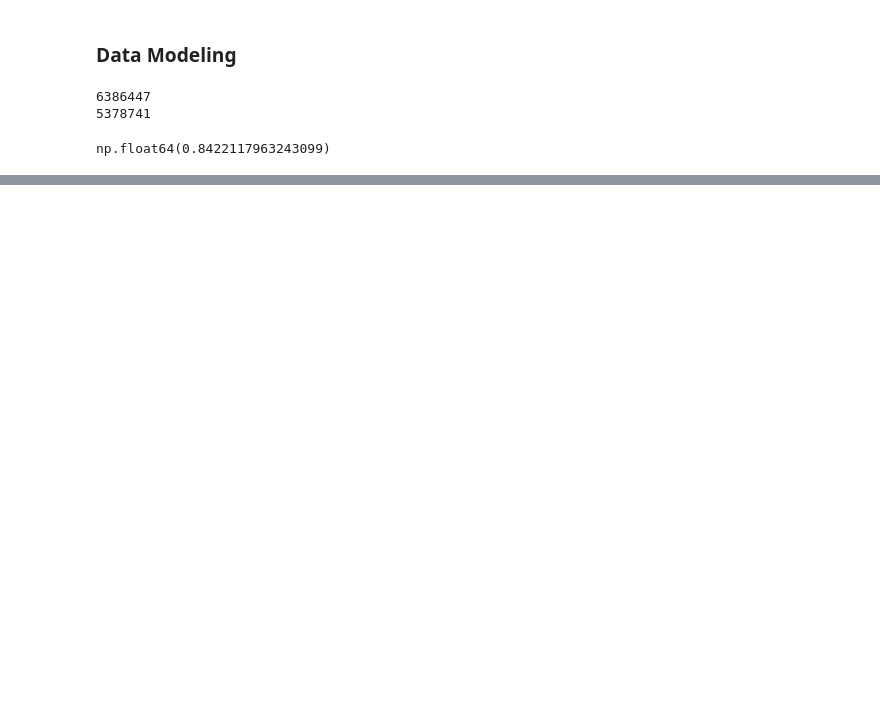
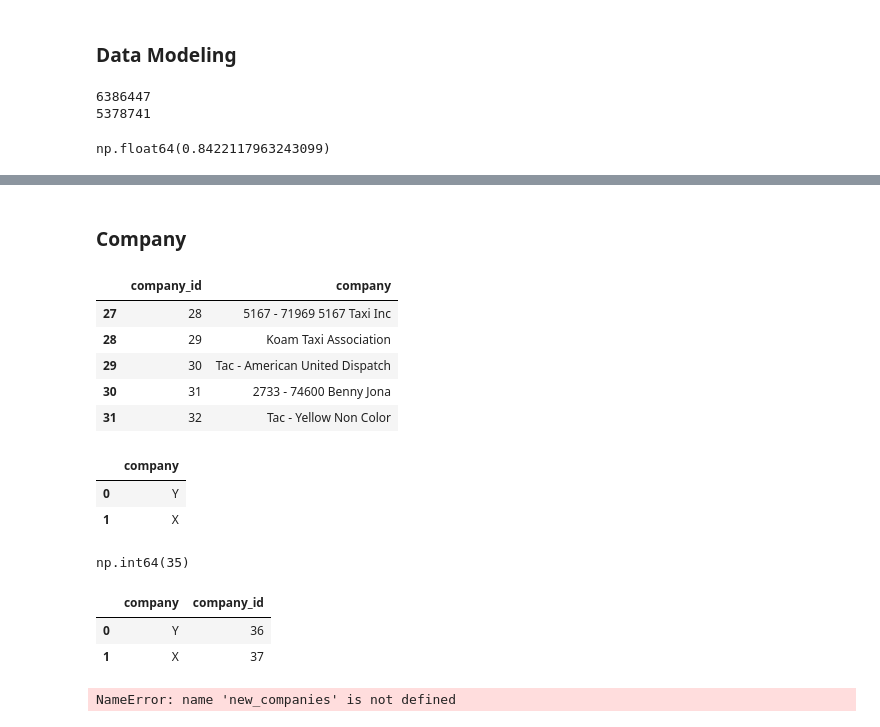
Before and after one commit to TiborVlasics/cubix-data-engineer, a Jupyter notebook: src/notebooks/06_chicago_data_to_mapping.ipynb, the cells around one changed output, grey strips where cells are left out. Cells and saved outputs as stored; diff of their text form; code cells hidden in the pictures; blank space fills up the shorter version.

```diff
--- a/src/notebooks/06_chicago_data_to_mapping.ipynb
+++ b/src/notebooks/06_chicago_data_to_mapping.ipynb
@@ -313,0 +364,40 @@ company_master.to_csv("company_master.csv", index=False)
+# %% [markdown]
+### Company
+# %%
+company_master = taxi_trips["company"].drop_duplicates().reset_index(drop=True)
+company_master = pd.DataFrame({
+    "company_id": range(1, len(company_master) + 1),
+    "company": company_master
+})
+company_master.tail()
+# %% [output]
+|  | company_id | company |
+| 27 | 28 | 5167 - 71969 5167 Taxi Inc |
+| 28 | 29 | Koam Taxi Association |
+| 29 | 30 | Tac - American United Dispatch |
+| 30 | 31 | 2733 - 74600 Benny Jona |
+| 31 | 32 | Tac - Yellow Non Color |
+# %%
+new_company_data = [
+    { "company": "Y" },
+    { "company": "X" }
+]
+
+new_company_mapping = pd.DataFrame(new_company_data)
+new_company_mapping
+# %% [output]
+|  | company |
+| 0 | Y |
+| 1 | X |
+# %%
+company_max_id = company_master["company_id"].max()
+company_max_id
+# %% [output]
+np.int64(35)
+# %%
+new_company_mapping["company_id"] = range(company_max_id + 1, company_max_id + 1 + len(new_company_mapping))
+new_company_mapping
+# %% [output]
+|  | company | company_id |
+| 0 | Y | 36 |
+| 1 | X | 37 |
@@ -313,0 +406,7 @@ company_master.to_csv("company_master.csv", index=False)
+# %%
+if not new_companies.empty:
+    company_master = pd.concat([company_master, new_companies], ignore_index=True)
+
+company_master.tail()
+# %% [output]
+NameError: name 'new_companies' is not defined
```
Also changed, not shown: parts of 13 cells of this notebook, 1 other file.
